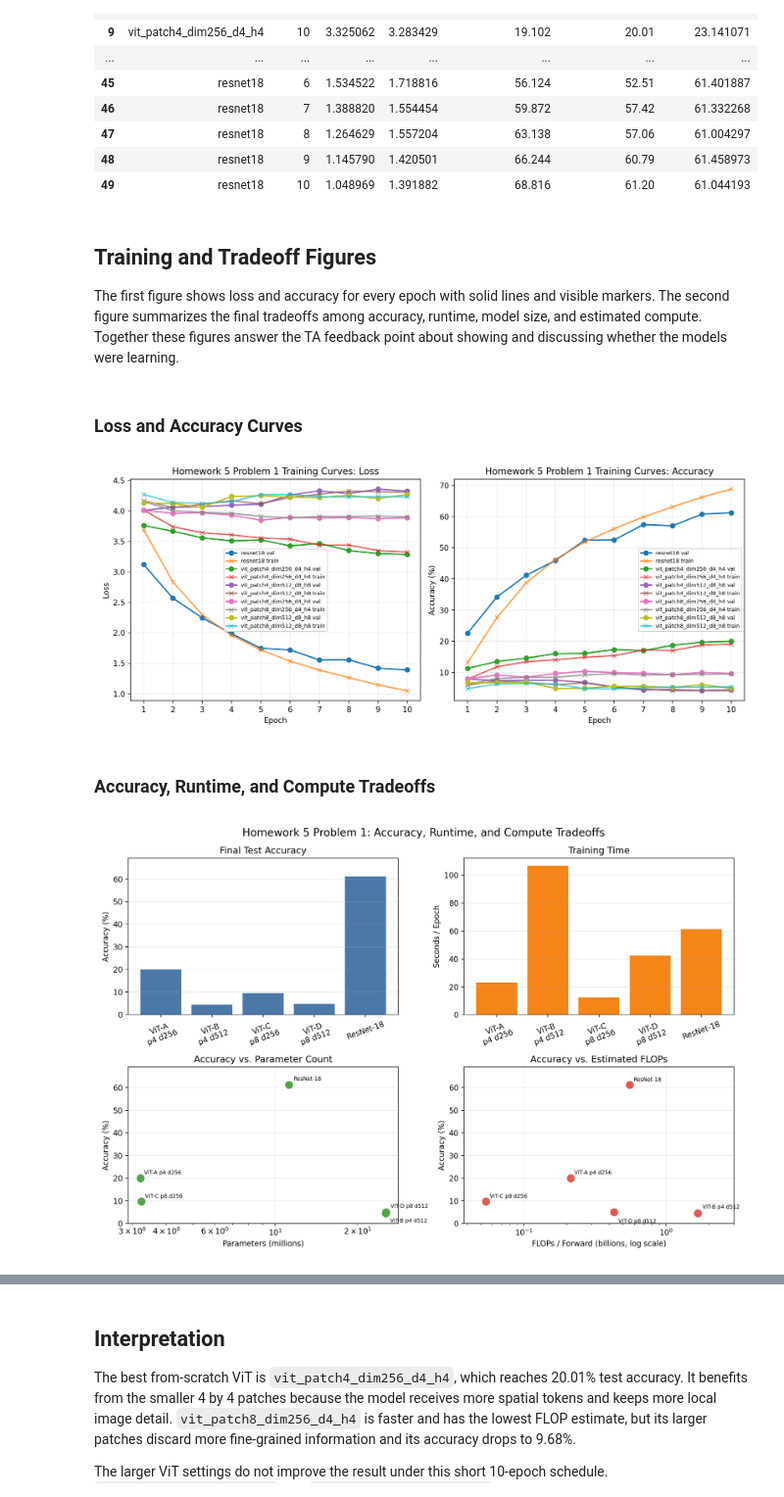
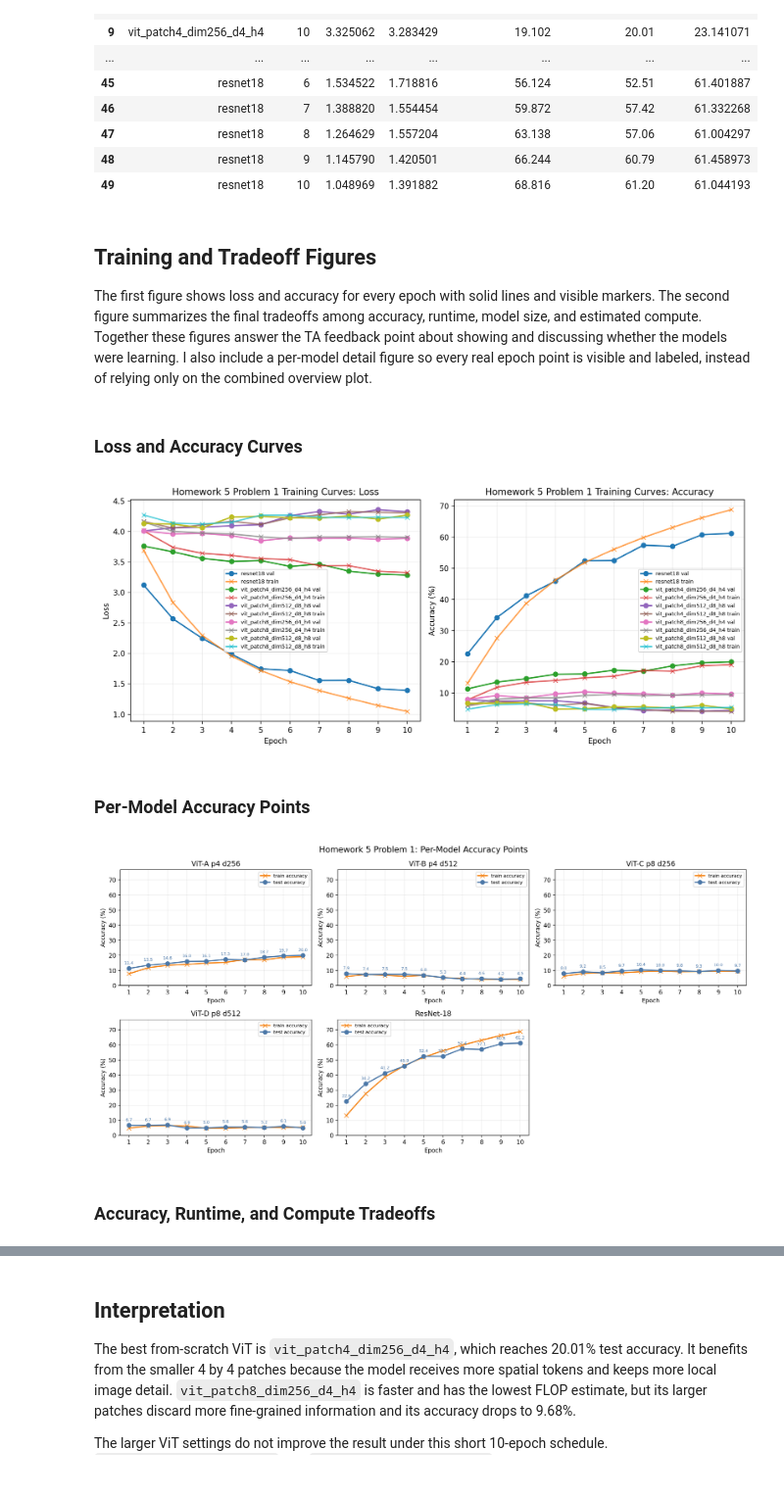
Before and after one commit to gfeliu-rgb/ECGR-4106-HW5, a Jupyter notebook: Homework5_Problem1_ViT_vs_ResNet18.ipynb, the cells around one changed output, grey strips where cells are left out. Shown at 98% size. Drawn from its saved outputs; the diff is of its cells as text; code cells hidden in the pictures.

Commit message:
Add per-model epoch detail plots

```diff
--- a/Homework5_Problem1_ViT_vs_ResNet18.ipynb
+++ b/Homework5_Problem1_ViT_vs_ResNet18.ipynb
@@ -24,10 +24,12 @@ RESULTS = ROOT / 'Results_Problem_1'
 history_path = RESULTS / 'problem1_history.csv'
 summary_path = RESULTS / 'problem1_summary.csv'
 plot_path = RESULTS / 'problem1_loss_curves.png'
+detail_path = RESULTS / 'problem1_epoch_detail.png'
 tradeoff_path = RESULTS / 'problem1_tradeoffs.png'
 print('Summary:', summary_path)
 print('History:', history_path)
 print('Training plot:', plot_path)
+print('Detail plot:', detail_path)
 print('Tradeoff plot:', tradeoff_path)
 # %% [output]
 Summary: /home/gilberto/Homework_5/Results_Problem_1/problem1_summary.csv
@@ -599,14 +606,17 @@ History rows: 50
 # %% [markdown]
 ## Training and Tradeoff Figures
 
-The first figure shows loss and accuracy for every epoch with solid lines and visible markers. The second figure summarizes the final tradeoffs among accuracy, runtime, model size, and estimated compute. Together these figures answer the TA feedback point about showing and discussing whether the models were learning.
+The first figure shows loss and accuracy for every epoch with solid lines and visible markers. The second figure summarizes the final tradeoffs among accuracy, runtime, model size, and estimated compute. Together these figures answer the TA feedback point about showing and discussing whether the models were learning. I also include a per-model detail figure so every real epoch point is visible and labeled, instead of relying only on the combined overview plot.
 # %%
 display(Markdown('### Loss and Accuracy Curves'))
 display(Image(filename=str(plot_path)))
+display(Markdown('### Per-Model Accuracy Points'))
+display(Image(filename=str(detail_path)))
 display(Markdown('### Accuracy, Runtime, and Compute Tradeoffs'))
 display(Image(filename=str(tradeoff_path)))
 # %% [output]
 ### Loss and Accuracy Curves
 [figure]
-### Accuracy, Runtime, and Compute Tradeoffs
+### Per-Model Accuracy Points
-[figure, old version]
+[figure, new version]
+### Accuracy, Runtime, and Compute Tradeoffs
```
Also changed, not shown: parts of 24 cells of this notebook, 4 other files.
